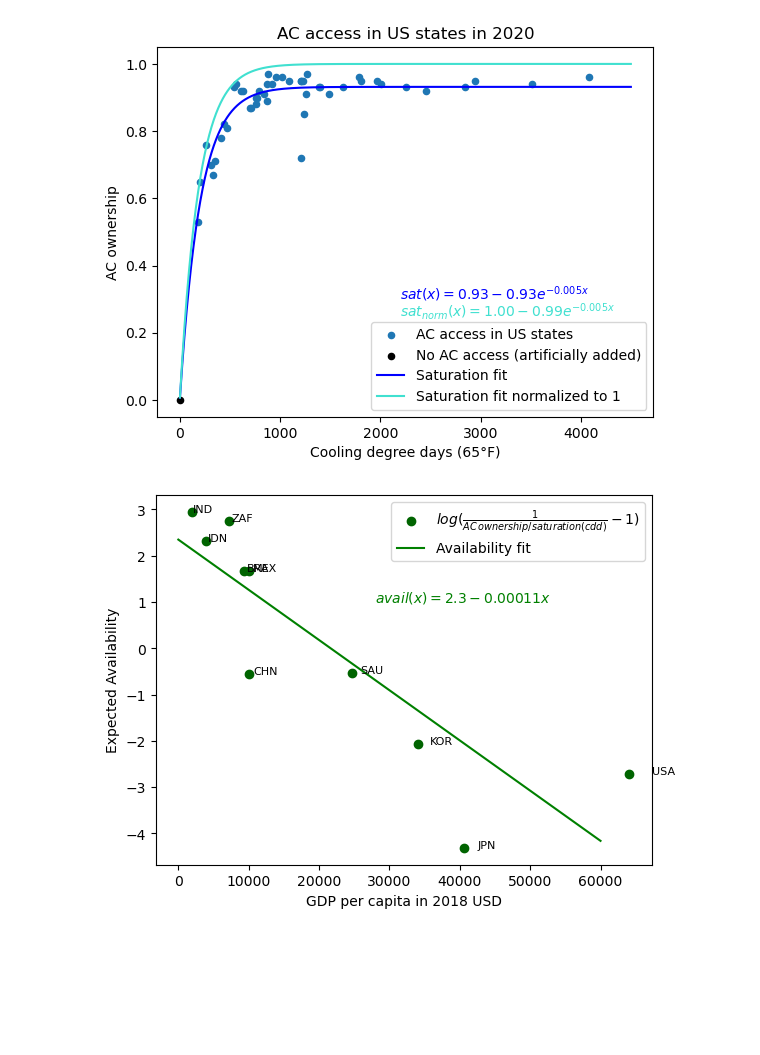
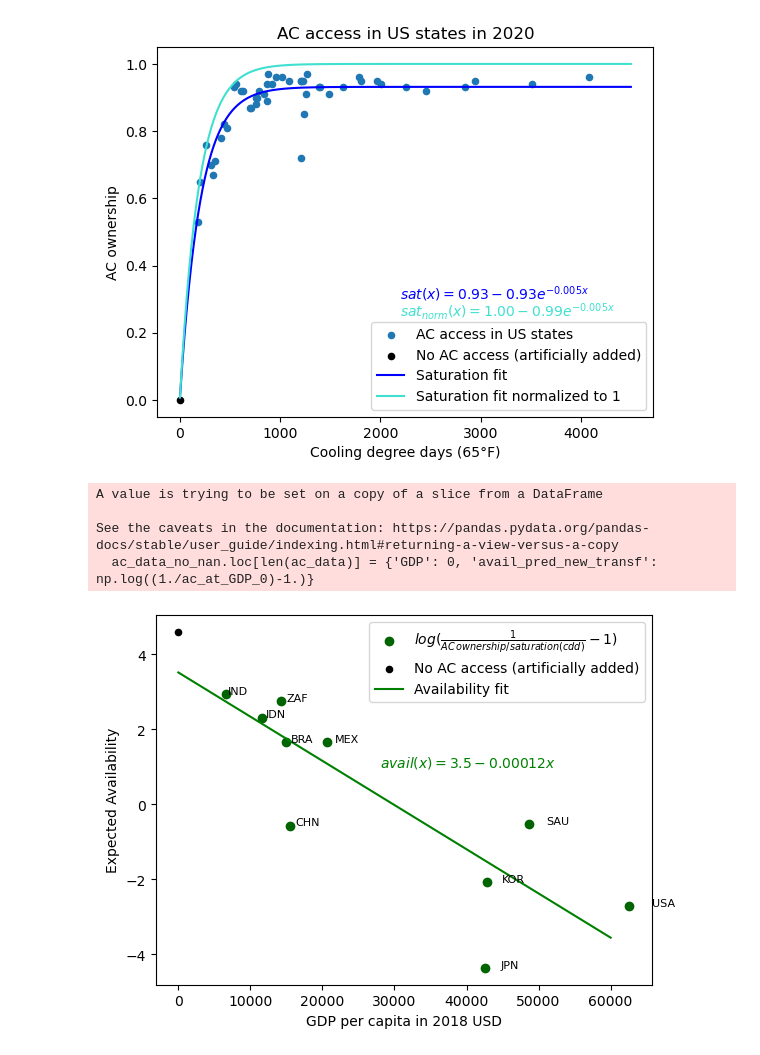
Before and after one commit to carnegie/clab_cooling_deficit_index, a Jupyter notebook: derive_exposure_function.ipynb, the cells around one changed output. Saved outputs shown, nothing was run; the diff lists cells and outputs as text; code cells hidden in the pictures; blank space fills up the shorter version.

Commit message:
Saving before changing fit and plots

```diff
--- a/derive_exposure_function.ipynb
+++ b/derive_exposure_function.ipynb
@@ -104,7 +105,7 @@ plt.savefig('Figures/exposure_funct_analysis/saturation.png', dpi=300)
 # Derive functions from scratch
 
 # Read in US state data for AC 2020
-us_data =  pd.read_excel('data_experiencedT/State Air Conditioning.xlsx', header=1, skiprows=3)
+us_data =  pd.read_excel('data_experiencedT/exposure_function_derivation/State Air Conditioning.xlsx', header=1, skiprows=3)
 # Drop rows
 us_data = us_data.drop(0)
 # Drop all rows with nan
@@ -129,7 +130,7 @@ us_data = us_data[us_data.index != 'Hawaii']
 us_data = us_data[us_data.index != 'Alaska']
 # %%
 # Read in US state data for DD 2020
-state_cdd_data = pd.read_csv('data_experiencedT/heating-cooling_fig-3.csv', skiprows=6)
+state_cdd_data = pd.read_csv('data_experiencedT/exposure_function_derivation/heating-cooling_fig-3.csv', skiprows=6)
 # Drop all rows except 2020
 state_cdd_data = state_cdd_data.loc[state_cdd_data['Year/Trend'] == '2020']
 state_cdd_data = state_cdd_data.drop(columns=['Year/Trend'])
@@ -199,6 +198,7 @@ def plot_saturation(normalize=False):
 
     print(popt)
     sat_a, sat_b, sat_c = popt
+    sat_a = sat_b = 1.
 
     return sat_a, sat_b, sat_c
 # %%
@@ -209,43 +209,46 @@ sat_a, sat_b, sat_c = plot_saturation(normalize=True)
 # %%
 ac_data['sat_calc_new'] = saturation(ac_data['DD_mean'], sat_a, sat_b, sat_c)
 # Compute availability as exposure/saturation
 ac_data['avail_pred_new'] = ac_data['AC']/ac_data['sat_calc_new']
 
 # Plot availability curve and data points
 plt.figure()
 plt.scatter(ac_data['GDP'], np.log((1./ac_data['avail_pred_new'])-1.), label=r'$log( \frac{1}{AC \, ownership /saturation(cdd)}-1)$', color='darkgreen')
+ac_at_GDP_0 = 0.01
+plt.scatter(0, np.log((1./ac_at_GDP_0)-1.), color='black', marker='o', s=20,
+            label='No AC access (artificially added)')
 
-# Only keep rowse where avail_pred_new is < 1
-ac_data_log = ac_data[ac_data['avail_pred_new'] < 1.].copy()
-# Print out countries with avail_pred_new > 1
-
-ac_data_log['avail_pred_new_transf'] = np.log((1./ac_data_log['avail_pred_new'])-1.)
-# Reindex
-ac_data_log = ac_data_log.reset_index(drop=True)
+ac_data['avail_pred_new_transf'] = np.log((1./ac_data['avail_pred_new'])-1.)
+ac_data_no_nan = ac_data.dropna()
 
 # Label each point with country name
-for i, txt in enumerate(ac_data_log['ISO3'].values):
-    plt.annotate(txt, (ac_data_log['GDP'][i]*1.05, ac_data_log['avail_pred_new_transf'][i]), fontsize=8)
+for txt in ac_data_no_nan['ISO3'].values:
+    plt.annotate(txt, (ac_data_no_nan[ac_data_no_nan['ISO3']==txt]['GDP']*1.05, ac_data_no_nan[ac_data_no_nan['ISO3']==txt]['avail_pred_new_transf']), fontsize=8)
 
 def avail_fit(gdp, a, b):
     return (a + b * gdp)
 
-popt, pcov = curve_fit(avail_fit, ac_data_log['GDP'], ac_data_log['avail_pred_new_transf'])
+# Add data point at 0 GDP to force asymptotic behavior
+ac_data_no_nan.loc[len(ac_data)] = {'GDP': 0, 'avail_pred_new_transf': np.log((1./ac_at_GDP_0)-1.)}
+
+popt, pcov = curve_fit(avail_fit, ac_data_no_nan['GDP'], ac_data_no_nan['avail_pred_new_transf'])
 av_a, av_b = popt
 
 # Plot availability curve and data points
 gdp_x_fine = np.linspace(0, 60000, 1000)
 plt.plot(gdp_x_fine, avail_fit(gdp_x_fine, *popt), label='Availability fit', color='green')
 plt.text(28000, 1., f'$avail(x) = {popt[0]:.1f} {popt[1]:.5f}x$', fontsize=10, color='green', fontweight='bold')
 
 plt.xlabel('GDP per capita in 2018 USD')
 plt.ylabel('Expected Availability')
 plt.legend()
 plt.savefig('Figures/exposure_funct_analysis/availability_log_new.png', dpi=300)
-
-# Export fitted saturation and availability parameters
 # %% [output]
+A value is trying to be set on a copy of a slice from a DataFrame
+
+See the caveats in the documentation: https://pandas.pydata.org/pandas-docs/stable/user_guide/indexing.html#returning-a-view-versus-a-copy
+  ac_data_no_nan.loc[len(ac_data)] = {'GDP': 0, 'avail_pred_new_transf': np.log((1./ac_at_GDP_0)-1.)}
-[figure, old version]
+[figure, new version]
 # %%
 # Plot availability curve and data points
 
```
Also changed, not shown: parts of 12 cells of this notebook, 6 other files.
